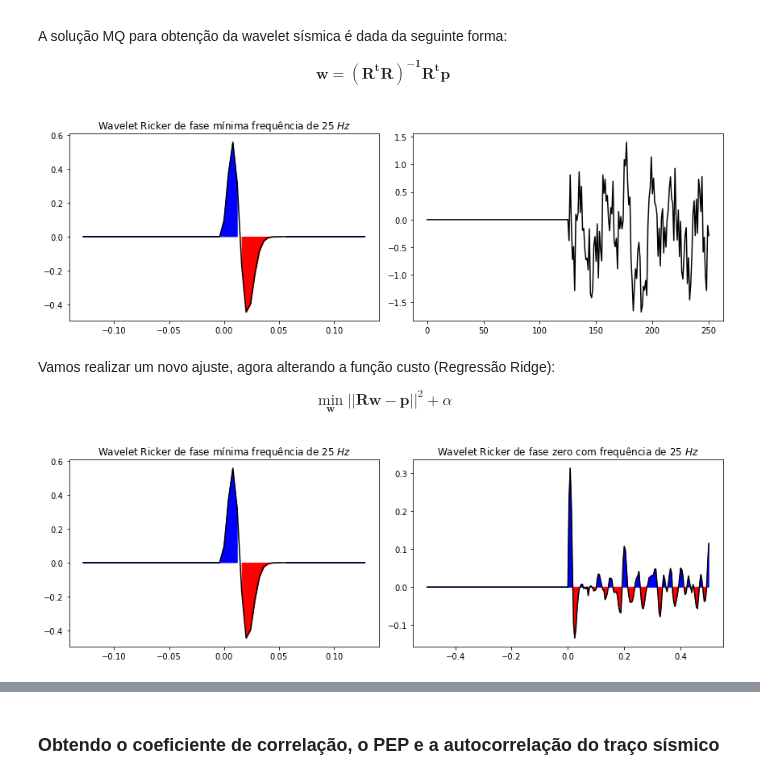
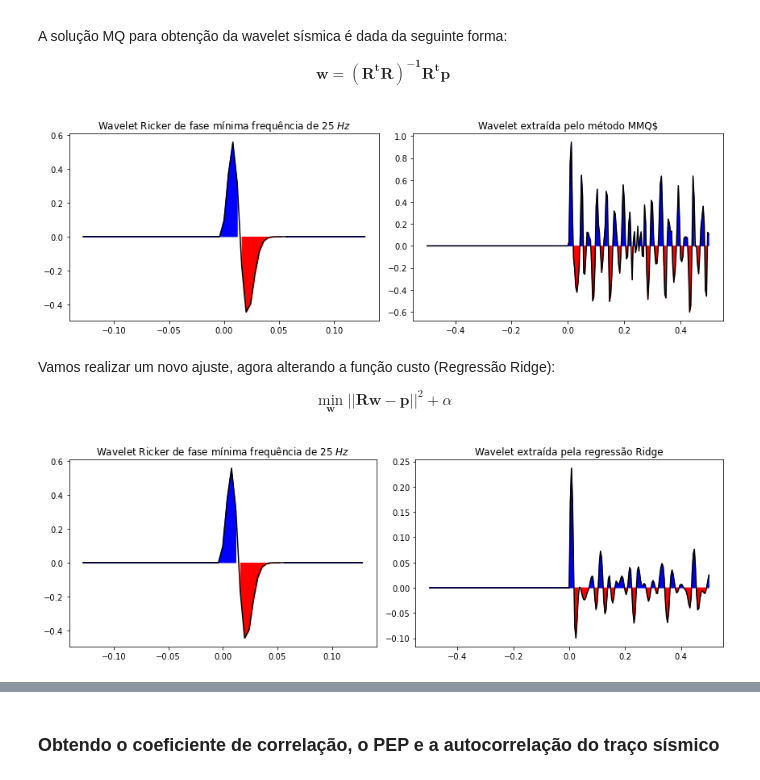
Before and after one commit to alexleogc/GEO214_Interpretacao_de_dados_sismicos_2021_2, a Jupyter notebook: Notebooks/004_Extração_wavelet_MMQ.ipynb, the cells around one changed output, grey strips where cells are left out. Cells and saved outputs as stored; diff of their text form; code cells hidden in the pictures.

Commit message:
extração_wave_corrigido

```diff
--- a/Notebooks/004_Extração_wavelet_MMQ.ipynb
+++ b/Notebooks/004_Extração_wavelet_MMQ.ipynb
@@ -130,23 +130,26 @@ lr.fit(R,synthetic_trace[0:125])
 
 mmq_wave = np.zeros(2*len(lr.coef_)+1)
 mmq_wave[len(mmq_wave)//2+1:len(mmq_wave)] = lr.coef_
+# %%
+t_min_wave, t_max_wave = -(len(mmq_wave)//2)*0.004, (len(mmq_wave)//2)*0.004
+t_mmq_wave = np.arange(t_min_wave,t_max_wave+dt,dt)
 # %%
 fig, axes = plt.subplots(ncols=2,figsize=(12,4))
 
 axes[0].plot(t_wave_2,wavelet_ricker_minimum_phase,color='black')
 axes[0].fill_between(x=t_wave_2,y1=wavelet_ricker_minimum_phase,where=(wavelet_ricker_minimum_phase>=0),color='blue')
 axes[0].fill_between(x=t_wave_2,y1=wavelet_ricker_minimum_phase,where=(wavelet_ricker_minimum_phase<0),color='red')
 axes[0].set_title('Wavelet Ricker de fase mínima frequência de 25 $Hz$')
 
-axes[1].plot(mmq_wave,color='black')
-# axes[0].fill_between(x=t_wave,y1=wavelet_ricker,where=(wavelet_ricker>=0),color='blue')
-# axes[0].fill_between(x=t_wave,y1=wavelet_ricker,where=(wavelet_ricker<0),color='red')
-# axes[0].set_title('Wavelet Ricker de fase zero com frequência de 25 $Hz$')
+axes[1].plot(t_mmq_wave,mmq_wave,color='black')
+axes[1].fill_between(x=t_mmq_wave,y1=mmq_wave,where=(mmq_wave>=0),color='blue')
+axes[1].fill_between(x=t_mmq_wave,y1=mmq_wave,where=(mmq_wave<0),color='red')
+axes[1].set_title('Wavelet extraída pelo método MMQ$')
 
 
 fig.tight_layout()
 # %% [output]
-[figure, old version]
+[figure, new version]
 # %% [markdown]
 Vamos realizar um novo ajuste, agora alterando a função custo (Regressão Ridge):
 
@@ -172,12 +175,12 @@ axes[0].set_title('Wavelet Ricker de fase mínima frequência de 25 $Hz$')
 axes[1].plot(t_mmq_wave,mmq_wave,color='black')
 axes[1].fill_between(x=t_mmq_wave,y1=mmq_wave,where=(mmq_wave>=0),color='blue')
 axes[1].fill_between(x=t_mmq_wave,y1=mmq_wave,where=(mmq_wave<0),color='red')
-axes[1].set_title('Wavelet Ricker de fase zero com frequência de 25 $Hz$')
+axes[1].set_title('Wavelet extraída pela regressão Ridge')
 
 
 fig.tight_layout()
 # %% [output]
-[figure, old version]
+[figure, new version]
 # %%
 trace_mmq = np.convolve(Rc,mmq_wave,mode='same') #Calculando o traço sísmico síntetico com a wavelet obtida
 # %%
```
Also changed, not shown: parts of 7 cells of this notebook.
